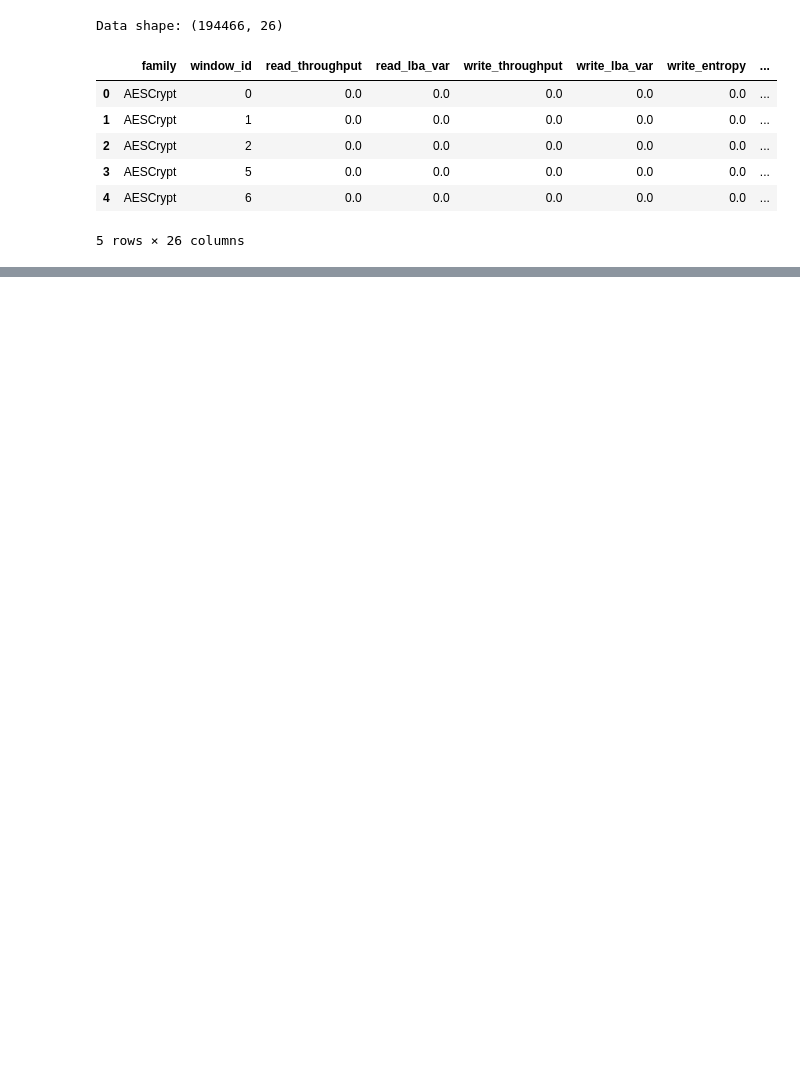
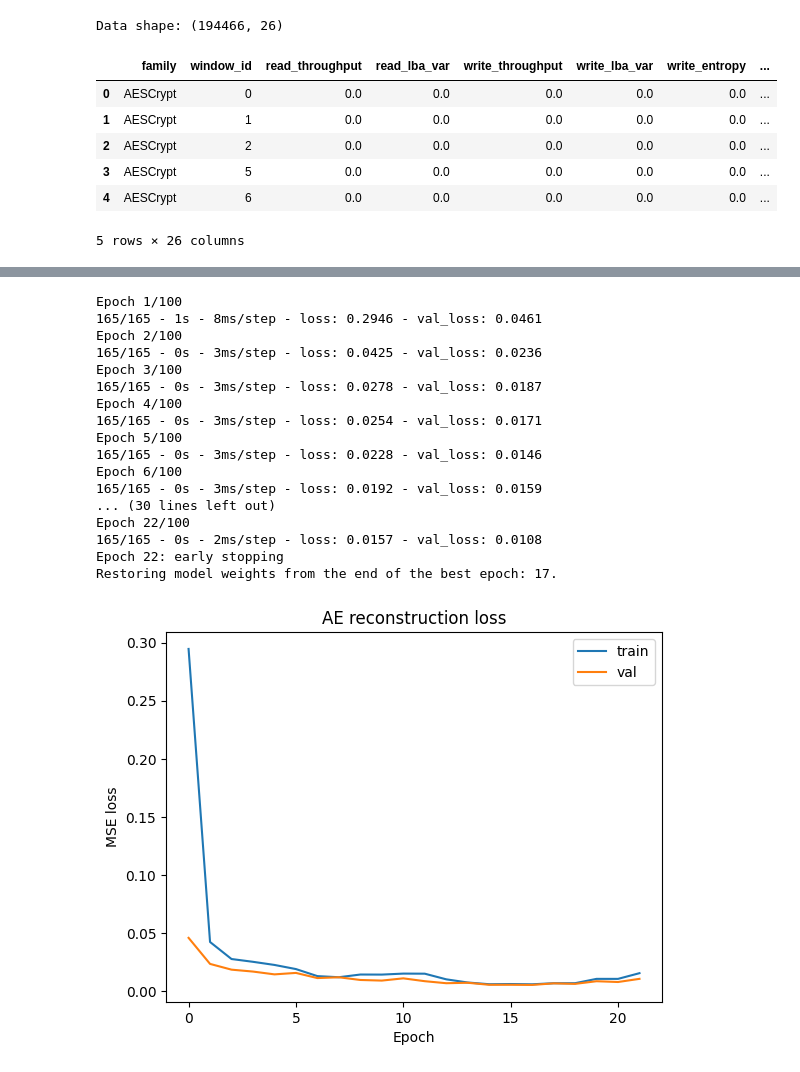
Before and after one commit to ChopChop946/AI-Powered-Ransomware-Detection, a Jupyter notebook: Notebooks/5_Autoencoder_model.ipynb, the cells around one changed output, grey strips where cells are left out. Cells and saved outputs as stored; diff of their text form; code cells hidden in the pictures; blank space fills up the shorter version.

```diff
--- a/Notebooks/5_Autoencoder_model.ipynb
+++ b/Notebooks/5_Autoencoder_model.ipynb
@@ -26,5 +28,4 @@ This notebook will:
 # %%
-
 import os, random, numpy as np, pandas as pd, tensorflow as tf
 
 SEED = 42
@@ -32,7 +33,7 @@ np.random.seed(SEED)
 random.seed(SEED)
 tf.random.set_seed(SEED)
 
-DATA_PATH = "../Datasets/final_prepared_dataset.parquet"
+DATA_PATH = "final_prepared_dataset.parquet"
 df = pd.read_parquet(DATA_PATH)
 
 print("Data shape:", df.shape)
@@ -806,0 +151,47 @@ KeyboardInterrupt:
+# %%
+from tensorflow.keras.callbacks import EarlyStopping
+import matplotlib.pyplot as plt
+
+BATCH  = 512
+EPOCHS = 100
+
+es = EarlyStopping(
+    monitor="val_loss",
+    patience=5,
+    restore_best_weights=True,
+    verbose=1
+)
+
+hist = autoencoder.fit(
+    X_tr, X_tr,
+    validation_data=(X_val, X_val),
+    epochs=EPOCHS,
+    batch_size=BATCH,
+    shuffle=True,
+    callbacks=[es],
+    verbose=2
+)
+
+plt.plot(hist.history["loss"], label="train")
+plt.plot(hist.history["val_loss"], label="val")
+plt.xlabel("Epoch"); plt.ylabel("MSE loss"); plt.legend(); plt.title("AE reconstruction loss");
+plt.show()
+# %% [output]
+Epoch 1/100
+165/165 - 1s - 8ms/step - loss: 0.2946 - val_loss: 0.0461
+Epoch 2/100
+165/165 - 0s - 3ms/step - loss: 0.0425 - val_loss: 0.0236
+Epoch 3/100
+165/165 - 0s - 3ms/step - loss: 0.0278 - val_loss: 0.0187
+Epoch 4/100
+165/165 - 0s - 3ms/step - loss: 0.0254 - val_loss: 0.0171
+Epoch 5/100
+165/165 - 0s - 3ms/step - loss: 0.0228 - val_loss: 0.0146
+Epoch 6/100
+165/165 - 0s - 3ms/step - loss: 0.0192 - val_loss: 0.0159
+... (30 lines left out)
+Epoch 22/100
+165/165 - 0s - 2ms/step - loss: 0.0157 - val_loss: 0.0108
+Epoch 22: early stopping
+Restoring model weights from the end of the best epoch: 17.
+[figure, added]
```
Also changed, not shown: parts of 19 cells of this notebook.
